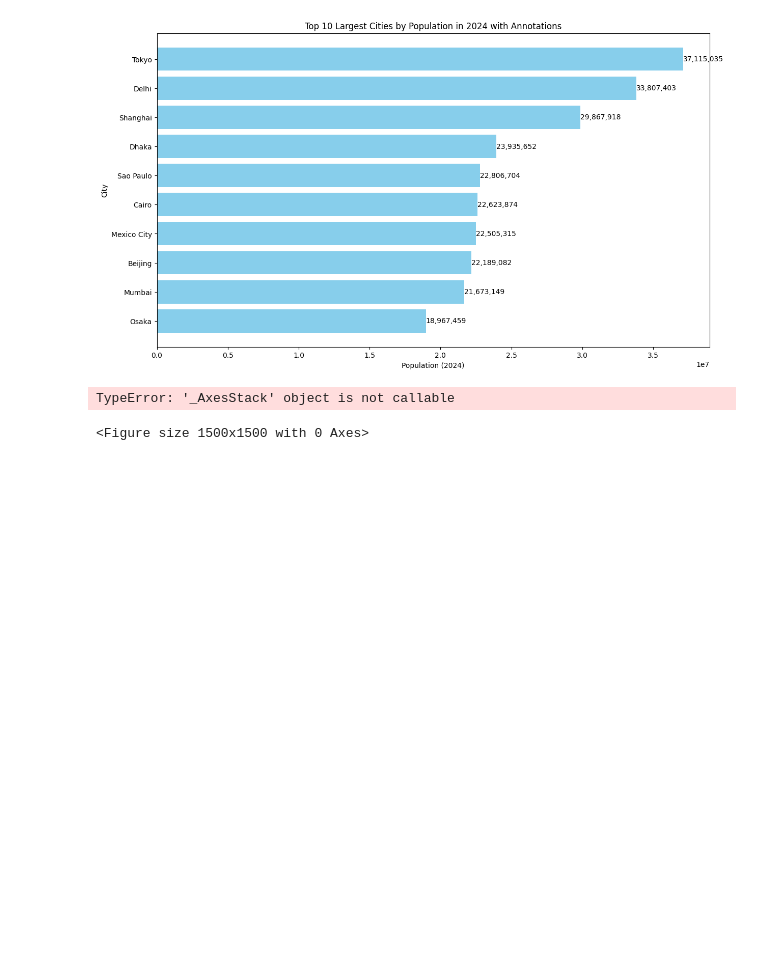
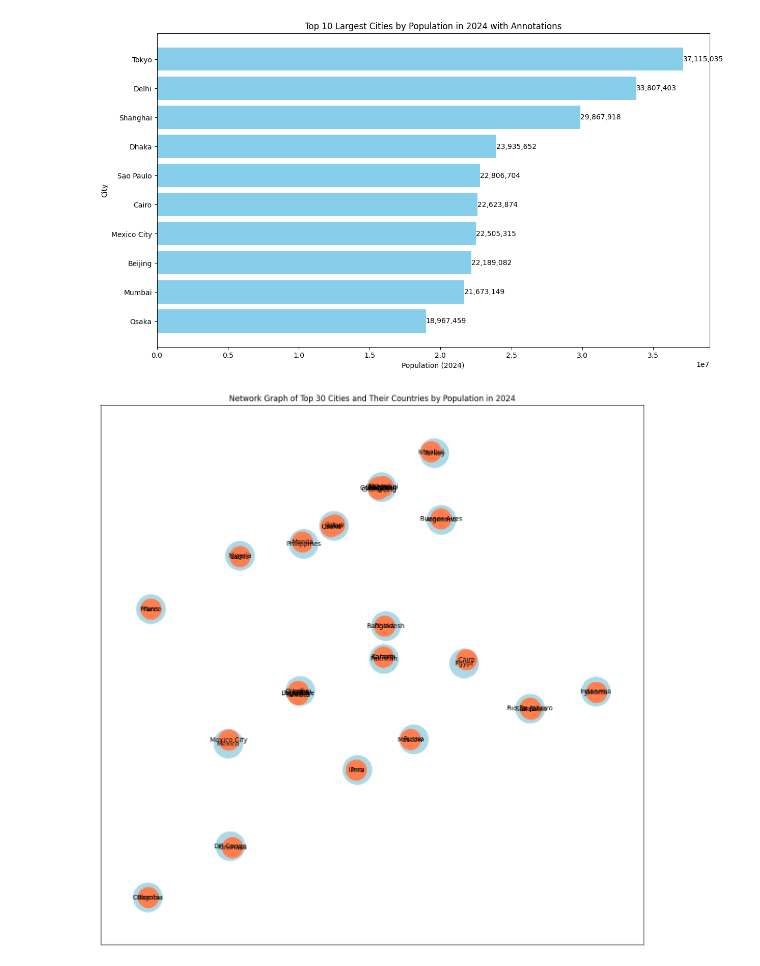
Before and after one commit to hasanenesguray/Data-Science-Projects, a Jupyter notebook: Data Analysis/Top Cities by Population/3D Population Insights - Top Cities 2024.ipynb, the cells around one changed output. Drawn from its saved outputs; the diff is of its cells as text; code cells hidden in the pictures; blank space fills up the shorter version.

Commit message:
Complete arc graph

```diff
--- a/Data Analysis/Top Cities by Population/3D Population Insights - Top Cities 2024.ipynb
+++ b/Data Analysis/Top Cities by Population/3D Population Insights - Top Cities 2024.ipynb
@@ -96,23 +96,24 @@ plt.show()
 [figure]
 # %%
 import networkx as nx
+import matplotlib.pyplot as plt
 
-top_20_cities = df.sort_values(by='Population (2024)', ascending=False).head(30)
+# Assuming df is already defined and has the necessary columns
+top_30_cities = df.sort_values(by='Population (2024)', ascending=False).head(30)
 G = nx.Graph()
 
-for _, row in top_20_cities.iterrows():
+for _, row in top_30_cities.iterrows():
     G.add_node(row['Country'], size=20, color='lightblue')
     G.add_node(row['City'], size=10, color='coral')
     G.add_edge(row['Country'], row['City'], weight=row['Population (2024)'])
 
 pos = nx.spring_layout(G, k=0.1, iterations=50)
-sizes = [G.nodes[node]['size']*100 for node in G.nodes()]
+sizes = [G.nodes[node]['size'] * 100 for node in G.nodes()]
 colors = [G.nodes[node]['color'] for node in G.nodes()]
 
 plt.figure(figsize=(15, 15))
-nx.draw(G, pos, node_size=sizes, node_color=colors, with_labels=True, font_size=10, font_color='black', edge_color='gray')
+nx.draw_networkx(G, pos, node_size=sizes, node_color=colors, with_labels=True, font_size=10, font_color='black', edge_color='gray')
 plt.title('Network Graph of Top 30 Cities and Their Countries by Population in 2024')
 plt.show()
 # %% [output]
-TypeError: '_AxesStack' object is not callable
-<Figure size 1500x1500 with 0 Axes>
+[figure, added]
```
Also changed, not shown: parts of 1 cell of this notebook.
